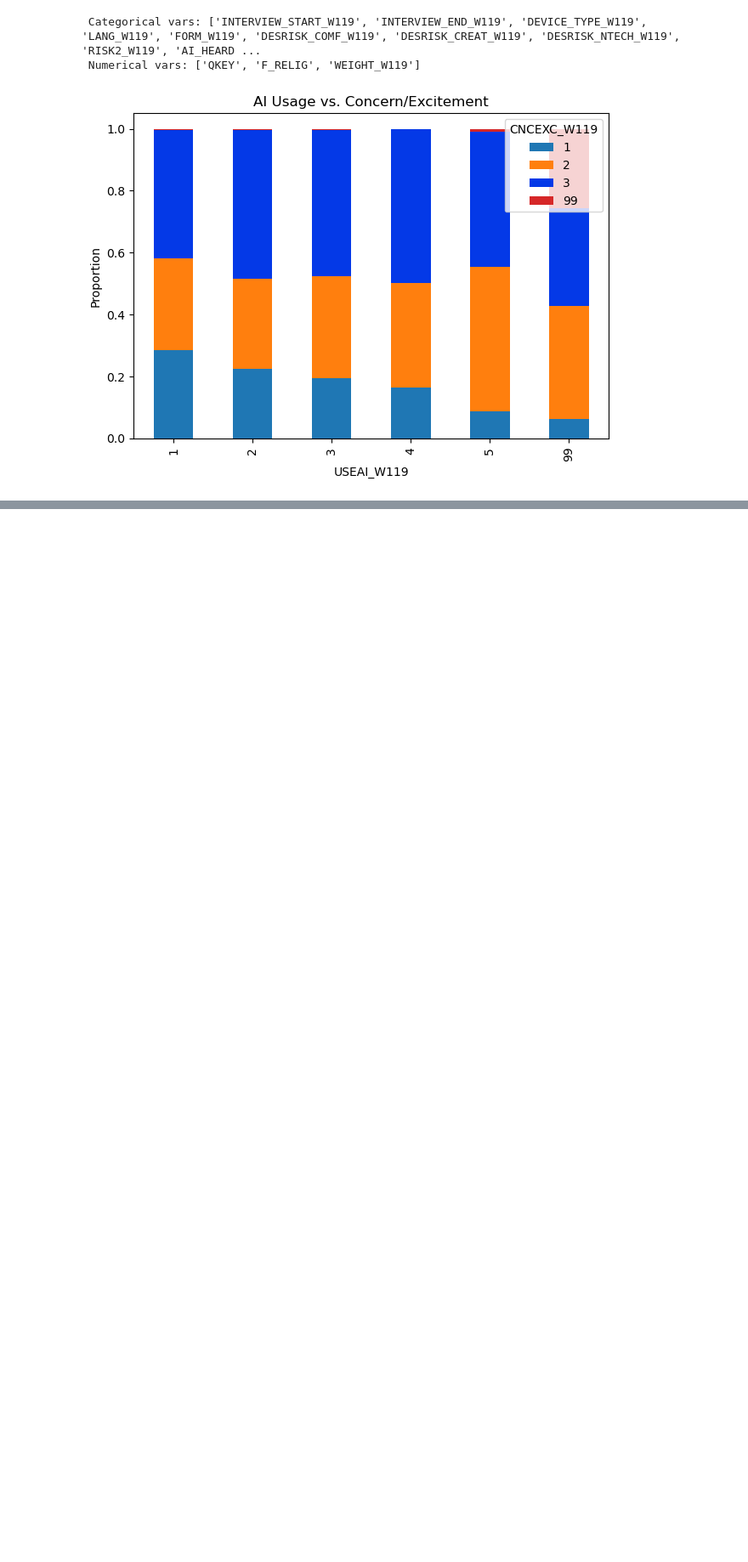
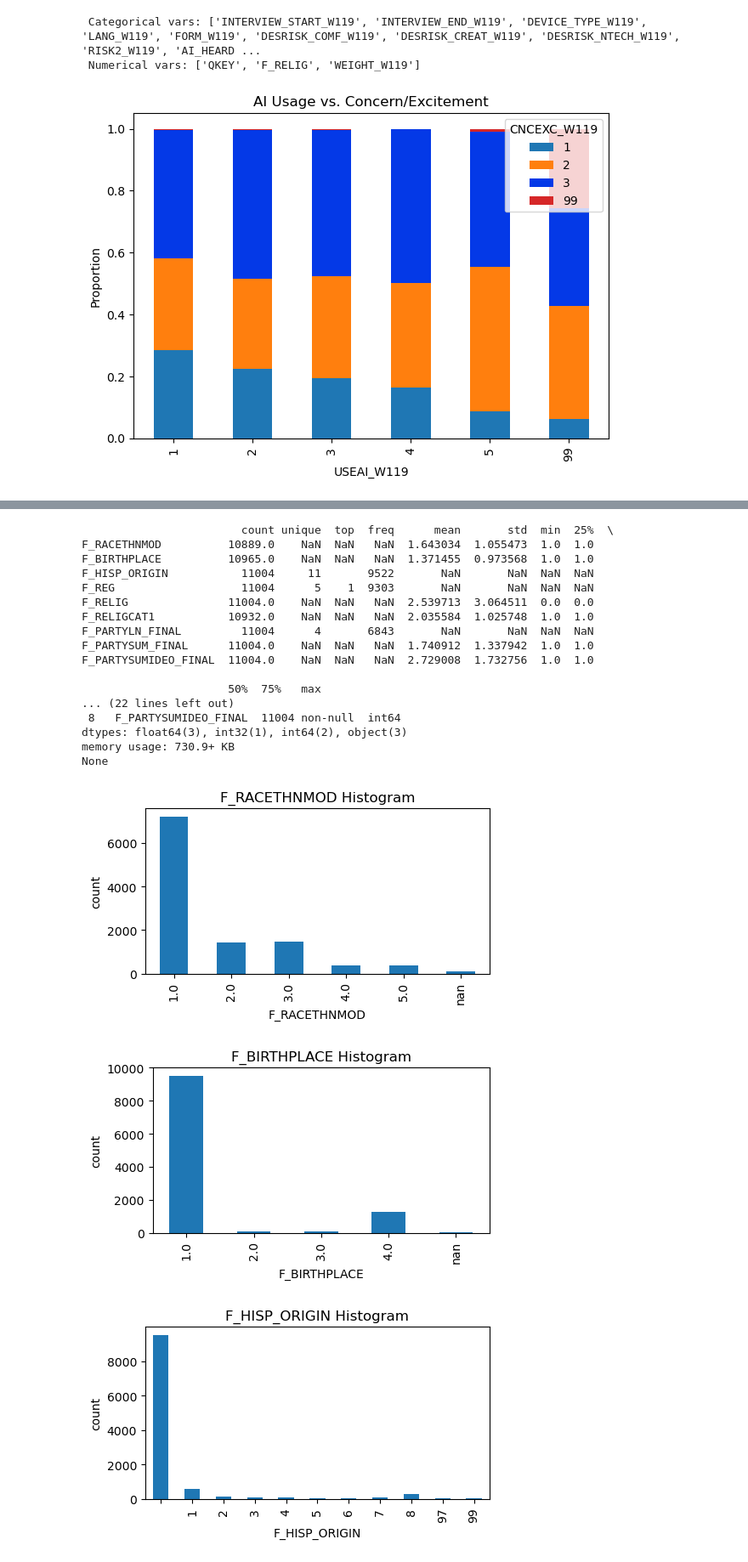
Before and after one commit to 57662584/MMAI5000_group_14_project, a Jupyter notebook: 5000 group project.ipynb, the cells around one changed output, grey strips where cells are left out. Shown at 85% size. Cells and saved outputs as stored; diff of their text form; code cells hidden in the pictures; blank space fills up the shorter version.

```diff
--- a/5000 group project.ipynb
+++ b/5000 group project.ipynb
@@ -605,0 +748,68 @@ print(df.isnull().sum())
+# %%
+# Demographic variables
+demographic_vars = [
+    'F_AGECAT', 'F_GENDER', 'F_EDUCCAT', 'F_EDUCCAT2', 'F_RACECMB', 'F_RACETHNMOD',
+    'F_CITIZEN', 'F_BIRTHPLACE', 'F_HISP', 'F_HISP_ORIGIN',
+    'F_CREGION', 'F_CDIVISION', 'F_METRO', 'F_REG',
+    'F_INC_SDT1', 'F_INC_TIER2', 'F_MARITAL',
+    'F_RELIG', 'F_RELIGCAT1', 'F_ATTEND',
+    'F_PARTY_FINAL', 'F_PARTYLN_FINAL', 'F_PARTYSUM_FINAL', 'F_PARTYSUMIDEO_FINAL', 'F_IDEO'
+]
+
+# Tech literacy & AI knowledge
+tech_literacy_vars = [
+    'DESRISK_COMF_W119', 'DESRISK_CREAT_W119', 'DESRISK_NTECH_W119',
+    'AIKNOW1_W119', 'AIKNOW2_W119', 'AIKNOW3_W119', 'AIKNOW5_W119', 'AIKNOW6_W119', 'AIKNOW7_W119',
+    'AIKNOW1_CORRECT_W119', 'AIKNOW2_CORRECT_W119', 'AIKNOW3_CORRECT_W119', 'AIKNOW5_CORRECT_W119', 'AIKNOW6_CORRECT_W119', 'AIKNOW7_CORRECT_W119',
+    'AIKNOW_INDEX_W119', 'USEAI_W119', 'CNCEXC_W119', 'AI_HEARD_W119'
+]
+
+# Attitudes & Concerns
+attitude_vars = [
+    'AIHCCOMF_W119', 'AIHCTRT1_W119', 'AIHCTRT2_W119',
+    'MEDBIAS_W119', 'HCMEDBIAS_W119', 'AIHCCHG_QUAL_W119', 'AIHCCHG_MIST_W119', 'AIHCCHG_REL_W119', 'AIHCCHG_RACETHN_W119', 'AIHCCHG_SECUR_W119',
+    'RISK2_W119', 'FACERECWK1_W119', 'FACERECWK2_a_W119', 'FACERECWK2_b_W119', 'FACERECWK2_c_W119', 'FACERECWK3_a_W119', 'FACERECWK3_b_W119', 'FACERECWK3_c_W119'
+]
+
+# Employment & Reskilling
+employment_vars = [
+    'EMPLSIT_W119', 'JOBAPPYR_W119', 'INDUSTRYCOMBO_W119',
+    'AIWRK2_a_W119', 'AIWRK2_b_W119', 'AIWRK2_c_W119', 'AIWRK3_a_W119', 'AIWRK3_b_W119', 'AIWRK3_c_W119',
+    'AIWRKM1_W119', 'AIWRKM2_a_W119', 'AIWRKM2_b_W119', 'AIWRKM2_c_W119', 'AIWRKM2_d_W119', 'AIWRKM2_e_W119', 'AIWRKM2_f_W119',
+    'AIWRKM3_a_W119', 'AIWRKM3_b_W119', 'AIWRKM3_c_W119', 'AIWRKM3_d_W119', 'AIWRKM3_e_W119', 'AIWRKM3_f_W119',
+    'AIWRKM4_a_W119', 'AIWRKM4_b_W119'
+]
+
+# Behavior & Digital Engagement
+behavior_vars = [
+    'DEVICE_TYPE_W119', 'LANG_W119', 'TWITTER1_MOD_W119', 'F_VOLSUM', 'F_INTFREQ'
+]
+
+# Weight
+weight_var = 'WEIGHT_W119'
+analyze_subject(df, demographic_vars)
+analyze_subject(df, tech_literacy_vars)
+analyze_subject(df, attitude_vars)
+analyze_subject(df, employment_vars)
+analyze_subject(df, behavior_vars)
+# %% [output]
+                        count unique  top  freq      mean       std  min  25%  \
+F_RACETHNMOD          10889.0    NaN  NaN   NaN  1.643034  1.055473  1.0  1.0
+F_BIRTHPLACE          10965.0    NaN  NaN   NaN  1.371455  0.973568  1.0  1.0
+F_HISP_ORIGIN           11004     11       9522       NaN       NaN  NaN  NaN
+F_REG                   11004      5    1  9303       NaN       NaN  NaN  NaN
+F_RELIG               11004.0    NaN  NaN   NaN  2.539713  3.064511  0.0  0.0
+F_RELIGCAT1           10932.0    NaN  NaN   NaN  2.035584  1.025748  1.0  1.0
+F_PARTYLN_FINAL         11004      4       6843       NaN       NaN  NaN  NaN
+F_PARTYSUM_FINAL      11004.0    NaN  NaN   NaN  1.740912  1.337942  1.0  1.0
+F_PARTYSUMIDEO_FINAL  11004.0    NaN  NaN   NaN  2.729008  1.732756  1.0  1.0
+
+                      50%  75%   max
+... (22 lines left out)
+ 8   F_PARTYSUMIDEO_FINAL  11004 non-null  int64
+dtypes: float64(3), int32(1), int64(2), object(3)
+memory usage: 730.9+ KB
+None
+[figure, added]
+[figure, added]
+[figure, added]
```
Also changed, not shown: parts of 5 cells of this notebook.
